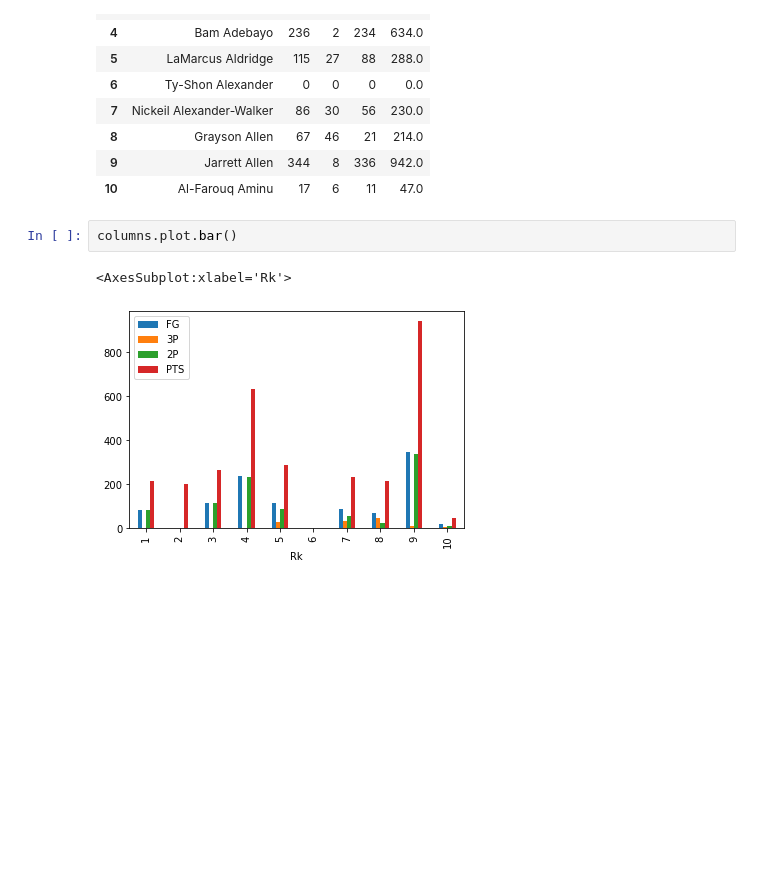
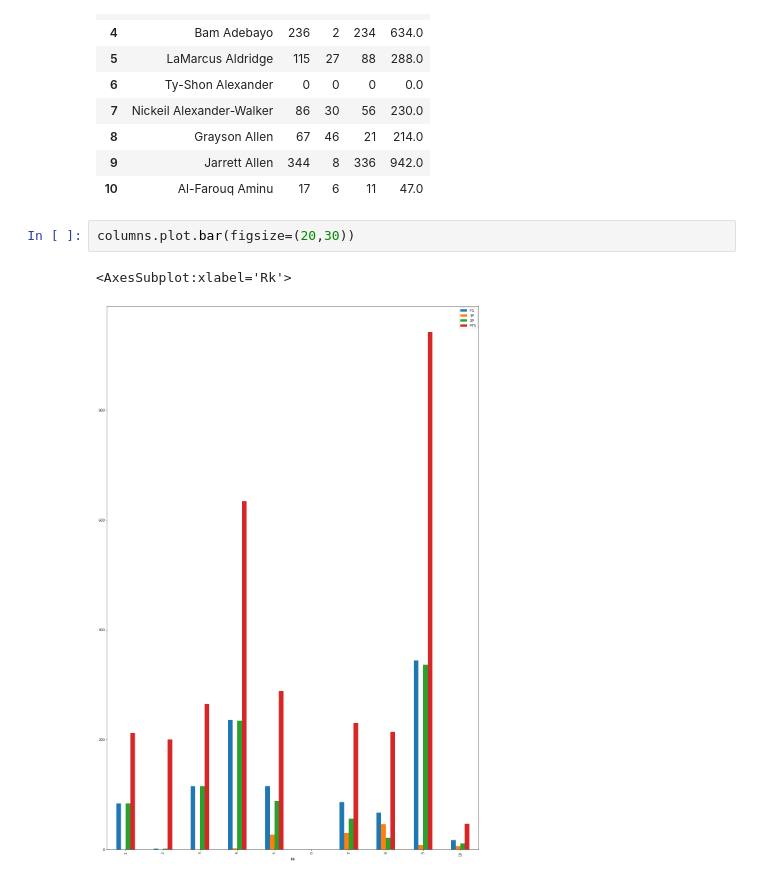
Before and after one commit to Ghost-Recon131/PDS-Assignment-1, a Jupyter notebook: assignment1.ipynb, the cells around one changed output. Cells and saved outputs as stored; diff of their text form; blank space fills up the shorter version.

```diff
--- a/assignment1.ipynb
+++ b/assignment1.ipynb
@@ -1238,7 +1243,7 @@ columns
 | 9 | Jarrett Allen | 344 | 8 | 336 | 942.0 |
 | 10 | Al-Farouq Aminu | 17 | 6 | 11 | 47.0 |
 # %%
-columns.plot.bar()
+columns.plot.bar(figsize=(20,30))
 # %% [output]
 <AxesSubplot:xlabel='Rk'>
-[figure, old version]
+[figure, new version]
```
Also changed, not shown: parts of 5 cells of this notebook, 1 other file.
